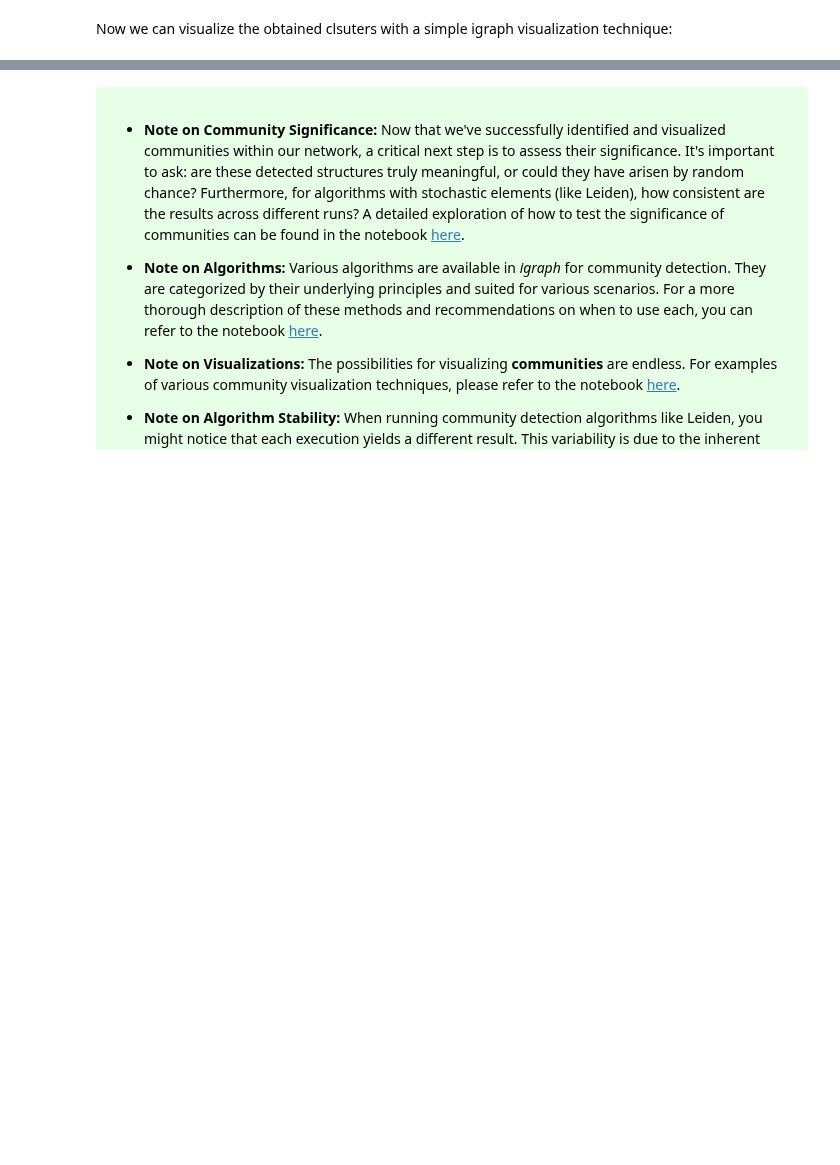
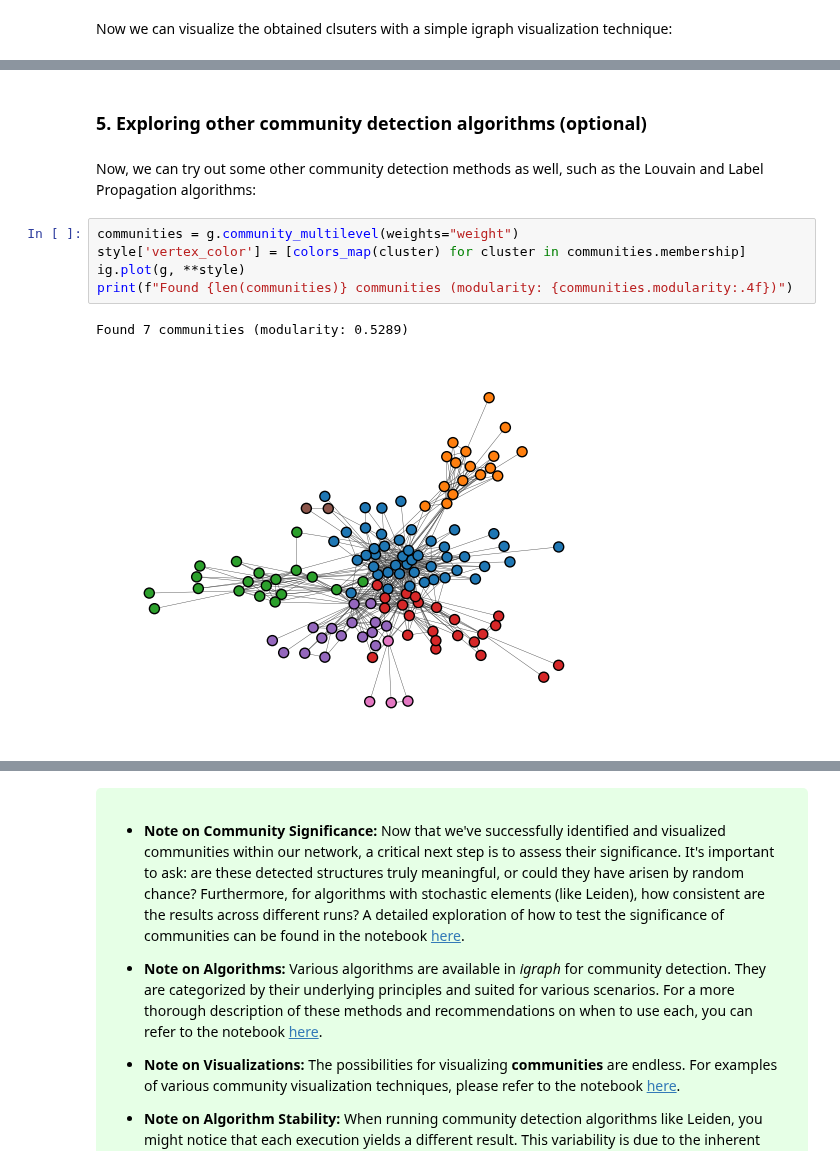
Before and after one commit to BeaMarton13/community-detection-guide-w-igraph, a Jupyter notebook: notebooks/initial_workflow.ipynb, the cells around one changed output, grey strips where cells are left out. Saved outputs shown, nothing was run; the diff lists cells and outputs as text; blank space fills up the shorter version.

```diff
--- a/notebooks/initial_workflow.ipynb
+++ b/notebooks/initial_workflow.ipynb
@@ -44,0 +45,12 @@ ig.plot(g, layout=layout, vertex_size=30, vertex_label=g.vs.indices, bbox=(600,6
+# %% [markdown]
+### 5. Exploring other community detection algorithms (optional)
+# %% [markdown]
+Now, we can try out some other community detection methods as well, such as the Louvain and Label Propagation algorithms:
+# %%
+communities = g.community_multilevel(weights="weight")
+style['vertex_color'] = [colors_map(cluster) for cluster in communities.membership]
+ig.plot(g, **style)
+print(f"Found {len(communities)} communities (modularity: {communities.modularity:.4f})")
+# %% [output]
+Found 7 communities (modularity: 0.5289)
+[figure, added]
```
Also changed, not shown: parts of 19 cells of this notebook, 1 other file.
